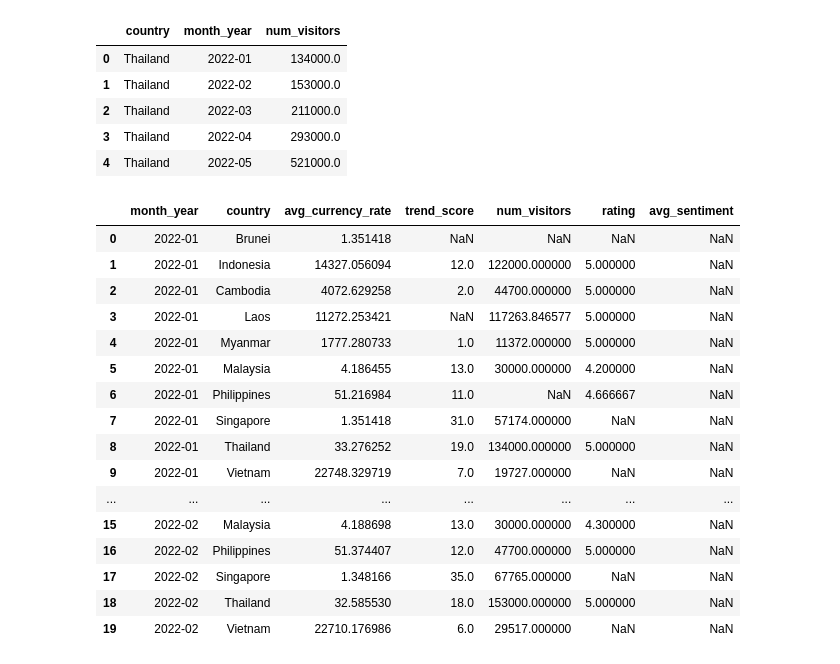
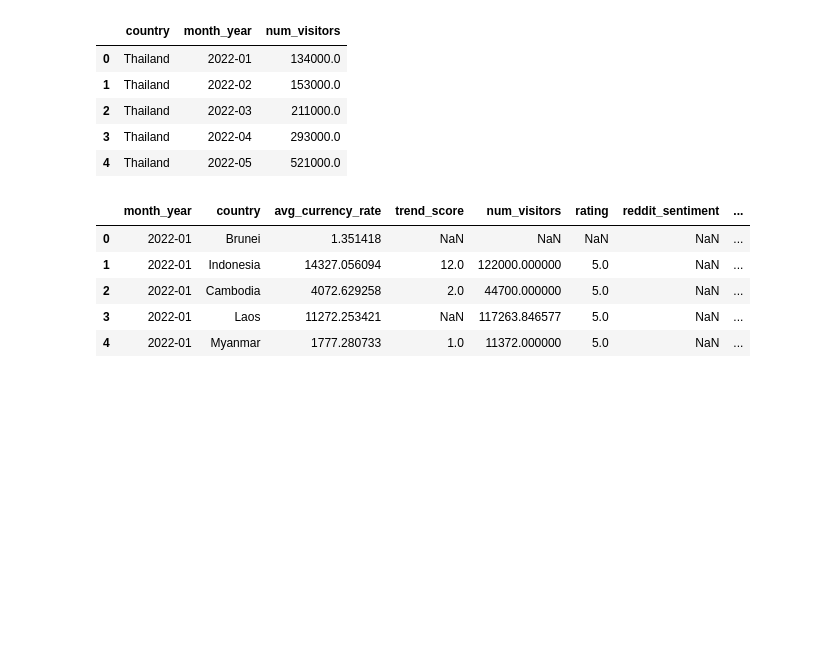
Before and after one commit to bt4301-group-8/tourism-consultancy, a Jupyter notebook: backend/notebooks/feature_engineering.ipynb, the cells around one changed output. Drawn from its saved outputs; the diff is of its cells as text; code cells hidden in the pictures; blank space fills up the shorter version.

Commit message:
Added ig sentiment

```diff
--- a/backend/notebooks/feature_engineering.ipynb
+++ b/backend/notebooks/feature_engineering.ipynb
@@ -150,5 +153,5 @@ memory usage: 85.4+ KB
 avg_sentiment = reddit_df_exploded.groupby(
     ["mentioned_countries", "month_year"]
 )["sentiment_score"].mean().reset_index()
-avg_sentiment.columns = ["country", "month_year", "avg_sentiment"]
+avg_sentiment.columns = ["country", "month_year", "reddit_sentiment"]
 # %%
@@ -322,32 +333,23 @@ visitors_df.head(5)
 | 3 | Thailand | 2022-04 | 293000.0 |
 | 4 | Thailand | 2022-05 | 521000.0 |
 # %%
-currency_trend_df = pd.merge(currency_df, trend_df, how="left", on=["country", "month_year"])
-full_macro_df = pd.merge(currency_trend_df, visitors_df, how="left", on=["country", "month_year"])
+final_df = (
+    currency_df
+    .merge(trend_df, how="left", on=["country", "month_year"])
+    .merge(visitors_df, how="left", on=["country", "month_year"])
+    .merge(review_agg, how="left", on=["country", "month_year"])
+    .merge(avg_sentiment, how="left", on=["country", "month_year"])
+    .merge(ig_sentiment, how="left", on=["country", "month_year"])
+)
 
-macro_review_df = pd.merge(full_macro_df, review_agg, how="left", on=["country", "month_year"])
-
-final_df = pd.merge(macro_review_df, avg_sentiment, how="left", on=["country", "month_year"])
-
-final_df.head(20)
+final_df.head(5)
 # %% [output]
-|  | month_year | country | avg_currency_rate | trend_score | num_visitors | rating | avg_sentiment |
-| 0 | 2022-01 | Brunei | 1.351418 | NaN | NaN | NaN | NaN |
-| 1 | 2022-01 | Indonesia | 14327.056094 | 12.0 | 122000.000000 | 5.000000 | NaN |
-| 2 | 2022-01 | Cambodia | 4072.629258 | 2.0 | 44700.000000 | 5.000000 | NaN |
-| 3 | 2022-01 | Laos | 11272.253421 | NaN | 117263.846577 | 5.000000 | NaN |
-| 4 | 2022-01 | Myanmar | 1777.280733 | 1.0 | 11372.000000 | 5.000000 | NaN |
-| 5 | 2022-01 | Malaysia | 4.186455 | 13.0 | 30000.000000 | 4.200000 | NaN |
-| 6 | 2022-01 | Philippines | 51.216984 | 11.0 | NaN | 4.666667 | NaN |
-| 7 | 2022-01 | Singapore | 1.351418 | 31.0 | 57174.000000 | NaN | NaN |
-| 8 | 2022-01 | Thailand | 33.276252 | 19.0 | 134000.000000 | 5.000000 | NaN |
-| 9 | 2022-01 | Vietnam | 22748.329719 | 7.0 | 19727.000000 | NaN | NaN |
-| ... | ... | ... | ... | ... | ... | ... | ... |
-| 15 | 2022-02 | Malaysia | 4.188698 | 13.0 | 30000.000000 | 4.300000 | NaN |
-| 16 | 2022-02 | Philippines | 51.374407 | 12.0 | 47700.000000 | 5.000000 | NaN |
-| 17 | 2022-02 | Singapore | 1.348166 | 35.0 | 67765.000000 | NaN | NaN |
-| 18 | 2022-02 | Thailand | 32.585530 | 18.0 | 153000.000000 | 5.000000 | NaN |
-| 19 | 2022-02 | Vietnam | 22710.176986 | 6.0 | 29517.000000 | NaN | NaN |
+|  | month_year | country | avg_currency_rate | trend_score | num_visitors | rating | reddit_sentiment | ... |
+| 0 | 2022-01 | Brunei | 1.351418 | NaN | NaN | NaN | NaN | ... |
+| 1 | 2022-01 | Indonesia | 14327.056094 | 12.0 | 122000.000000 | 5.0 | NaN | ... |
+| 2 | 2022-01 | Cambodia | 4072.629258 | 2.0 | 44700.000000 | 5.0 | NaN | ... |
+| 3 | 2022-01 | Laos | 11272.253421 | NaN | 117263.846577 | 5.0 | NaN | ... |
+| 4 | 2022-01 | Myanmar | 1777.280733 | 1.0 | 11372.000000 | 5.0 | NaN | ... |
 # %%
 final_df.info()
 # %% [output]
```
Also changed, not shown: parts of 21 cells of this notebook.
